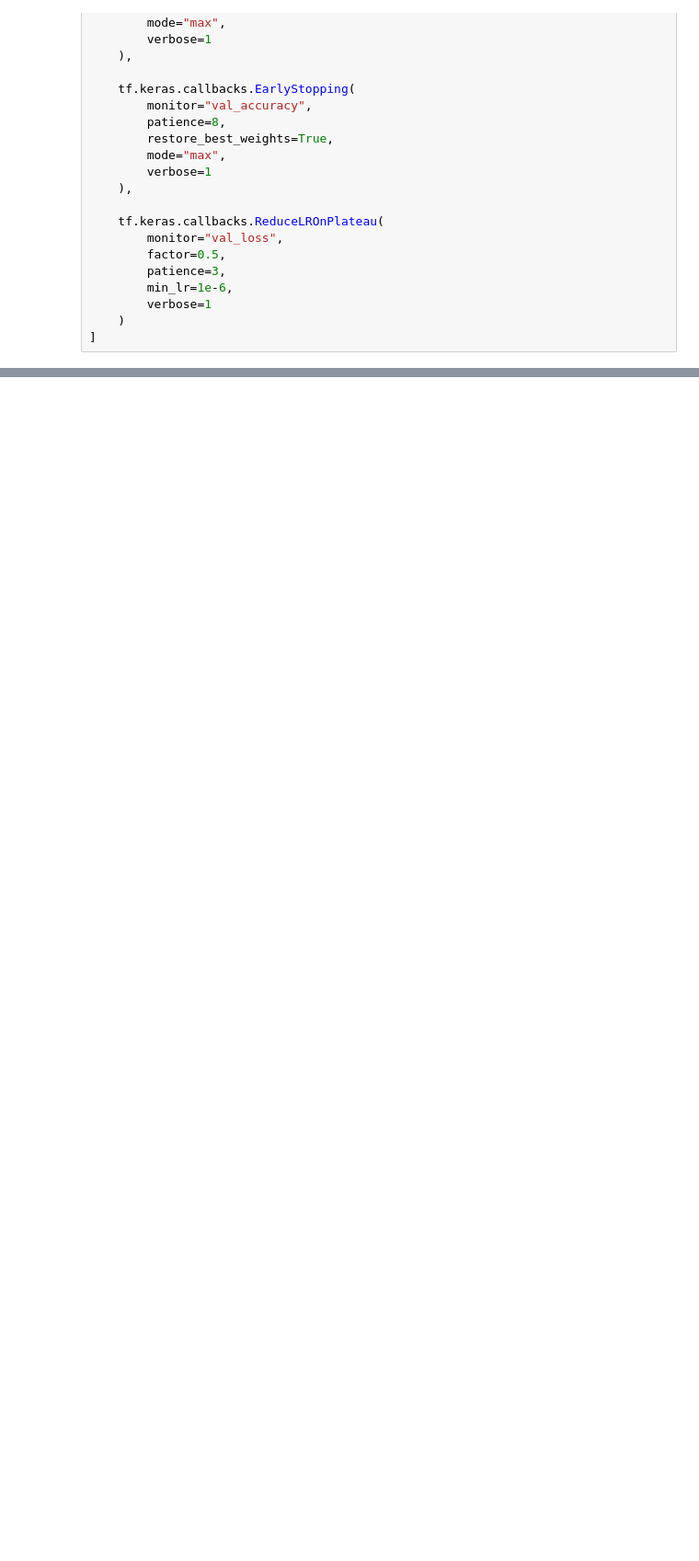
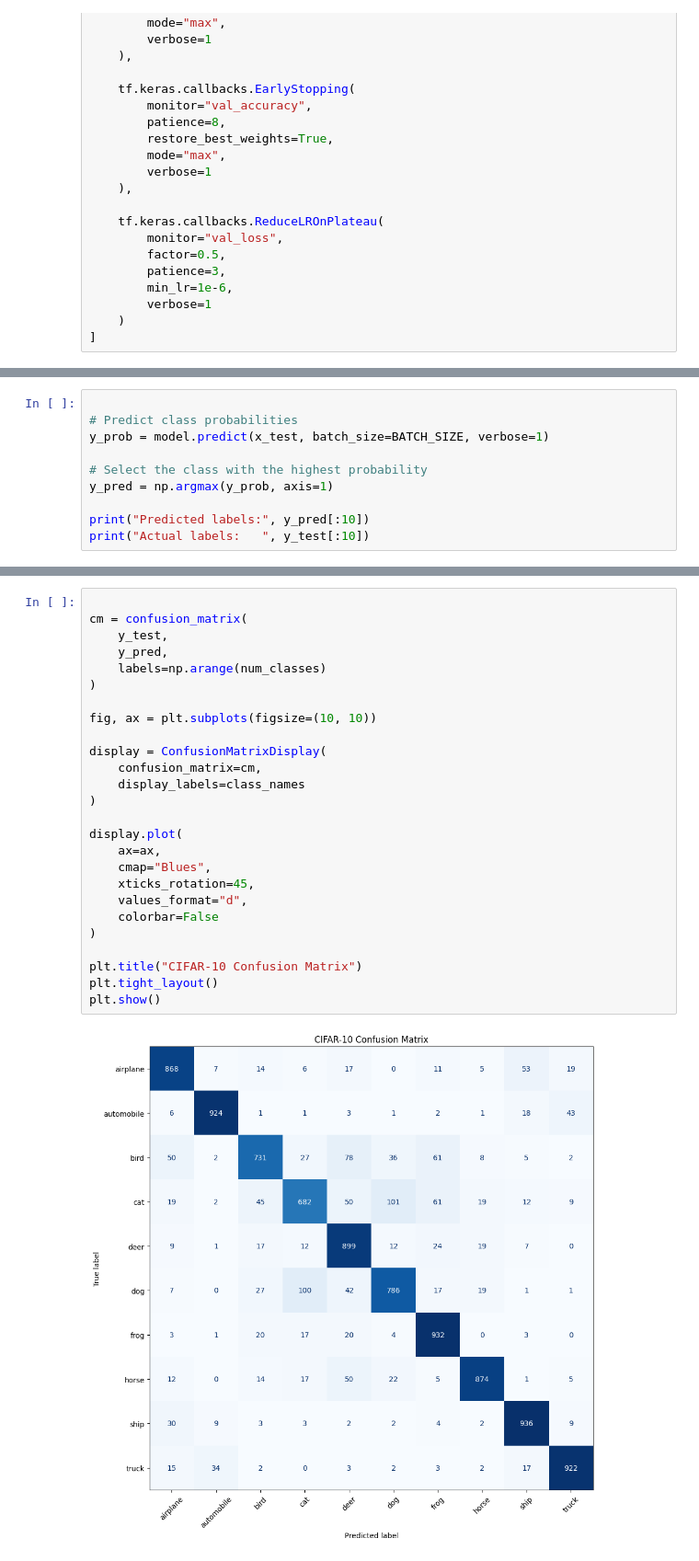
Before and after one commit to R3tromancer/Cifar10-classification-CNN, a Jupyter notebook: Cifar10CNN.ipynb, the cells around one changed output, grey strips where cells are left out. Shown at 92% size. Drawn from its saved outputs; the diff is of its cells as text; blank space fills up the shorter version.

Commit message:
metrics and confusion matrix

```diff
--- a/Cifar10CNN.ipynb
+++ b/Cifar10CNN.ipynb
@@ -296,0 +299,10 @@ Test Accuracy: 85.97%
+# %%
+
+# Predict class probabilities
+y_prob = model.predict(x_test, batch_size=BATCH_SIZE, verbose=1)
+
+# Select the class with the highest probability
+y_pred = np.argmax(y_prob, axis=1)
+
+print("Predicted labels:", y_pred[:10])
+print("Actual labels:   ", y_test[:10])
@@ -296,0 +340,28 @@ Test Accuracy: 85.97%
+# %%
+
+cm = confusion_matrix(
+    y_test,
+    y_pred,
+    labels=np.arange(num_classes)
+)
+
+fig, ax = plt.subplots(figsize=(10, 10))
+
+display = ConfusionMatrixDisplay(
+    confusion_matrix=cm,
+    display_labels=class_names
+)
+
+display.plot(
+    ax=ax,
+    cmap="Blues",
+    xticks_rotation=45,
+    values_format="d",
+    colorbar=False
+)
+
+plt.title("CIFAR-10 Confusion Matrix")
+plt.tight_layout()
+plt.show()
+# %% [output]
+[figure, added]
```
Also changed, not shown: parts of 7 cells of this notebook.
